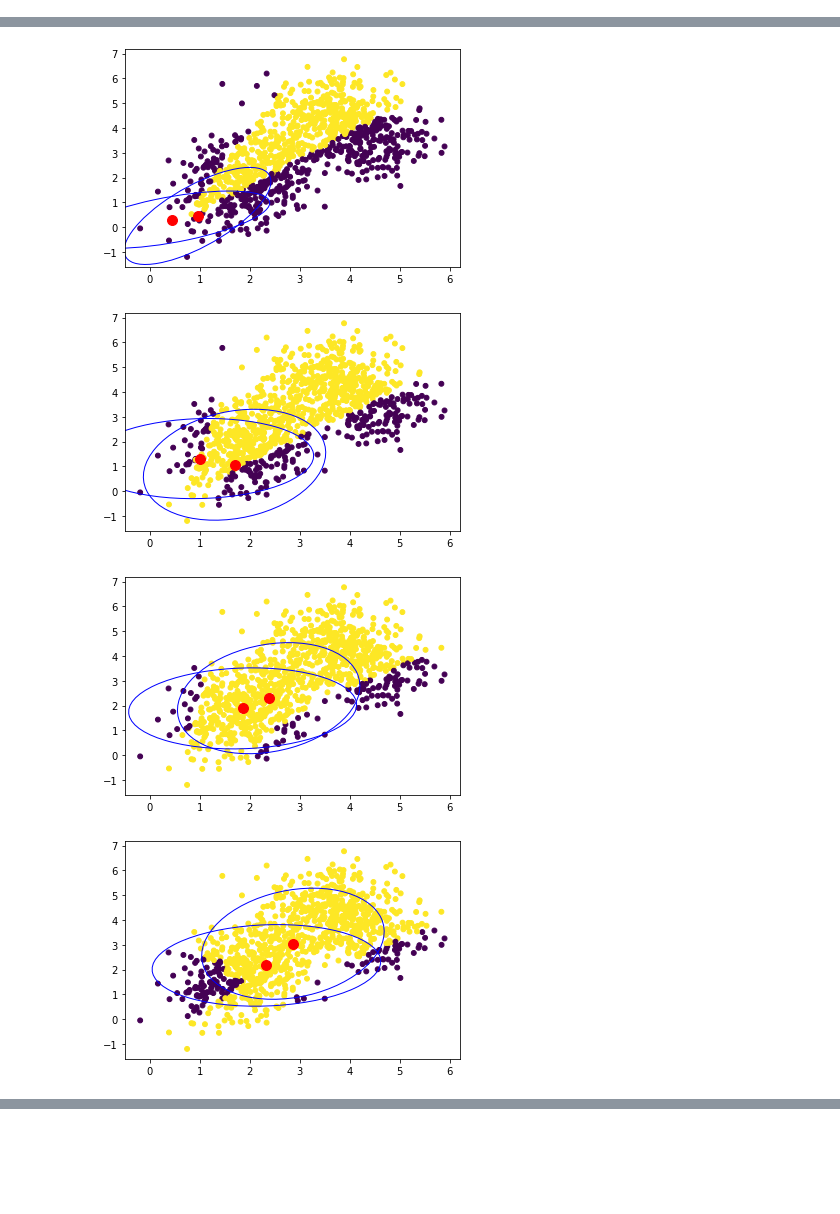
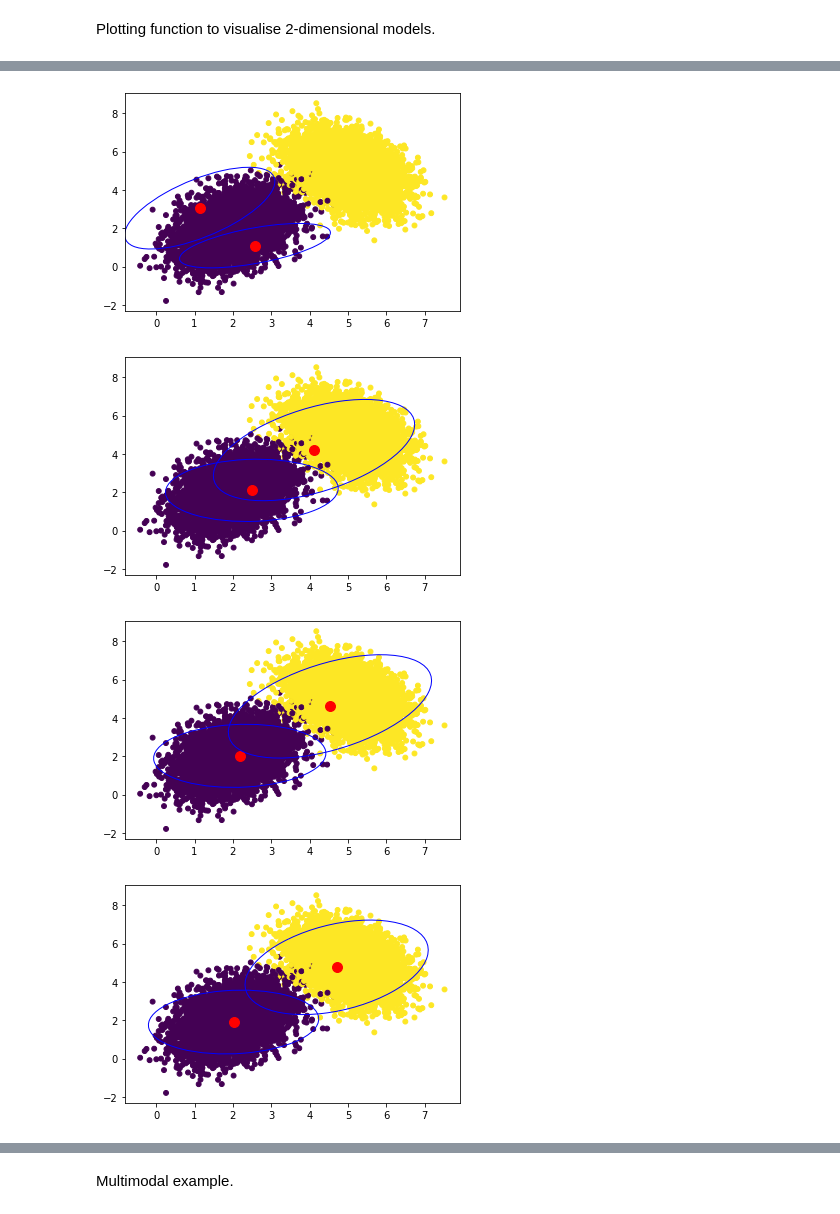
Before and after one commit to lorenzkuhn/advi, a Jupyter notebook: GaussianMixtureModel.ipynb, the cells around one changed output, grey strips where cells are left out. Saved outputs shown, nothing was run; the diff lists cells and outputs as text; code cells hidden in the pictures; blank space fills up the shorter version.

Commit message:
Update GMM
Changed to AutoDiagonal, added a three-modal example. Setup timing. Find a source for MCMC and NUTS

```diff
--- a/GaussianMixtureModel.ipynb
+++ b/GaussianMixtureModel.ipynb
@@ -90,6 +121,8 @@ BIMODAL = GaussianMixtureModel(K, D, LOCS, SCALES)
 # %%
-N = 1000
+N = 10000
 
-assert N > K, 'Dataset size N locst be greater'
+assert N > K, 'Dataset size N must be greater'
 
-DATA = BIMODAL.sample(N)
+data, assignments = BIMODAL.sample(N)
+
+data, assignments
@@ -123,8 +191,8 @@ def model(data):
 
     # Global variables
     weights = pyro.param('weights', torch.FloatTensor([1 / K]), constraint=constraints.unit_interval)
-    locs = pyro.param('locs', RANDOM_LOCS)
-    scales = pyro.param('scales', RANDOM_SCALES)
+    locs = pyro.param('locs', random_locs)
+    scales = pyro.param('scales', random_scales)
 
     with pyro.iarange('data', data.size(0)):
         # Local variables
@@ -159,15 +227,18 @@ def initialize(data):
     loss = svi.loss(model, full_guide, data)
 
     return loss, svi
+# %% [markdown]
+Plotting function to visualise 2-dimensional models.
 # %%
-def plot(data, locs=None, scales=None, colors='black', figname='fig.png'):
+def plot(data, locs=None, scales=None, color='black', figname='fig.png'):
+
     # Create figure
     fig = plt.figure()
 
     # Plot data
     x = data[:, 0]
     y = data[:, 1]
-    plt.scatter(x, y, 24, c=colors)
+    plt.scatter(x, y, 24, c=color)
 
     # Plot cluster centers
     if locs is not None:
@@ -191,19 +262,28 @@ def plot(data, locs=None, scales=None, colors='black', figname='fig.png'):
 
     # Save figure
     #fig.savefig(figname)
+# %%
+NUM_ITERS = 1000
 # %%
 pyro.enable_validation(True)
 pyro.set_rng_seed(101)
 
-global_guide = AutoDelta(poutine.block(model, expose=['weights', 'locs', 'scales']))
+global_guide = AutoDiagonalNormal(poutine.block(model, expose=['weights', 'locs', 'scales']))
+#global_guide = AutoDelta(poutine.block(model, expose=['weights', 'locs', 'scales']))
 global_guide = config_enumerate(global_guide, 'parallel')
-_, svi = initialize(DATA)
+_, svi = initialize(data)
 
-for i in range(301):
-    loss = svi.step(DATA)
-    print('[iteration %i]\t loss: %.4f' % (i + 1, loss / N))
+train_time = 0
 
-    if i % 50 == 0:
+for i in range(NUM_ITERS):
+
+    t0 = time.time()
+    loss = svi.step(data)
+    train_time += time.time() - t0
+
+    if i % 100 == 0:
+
+        print('[iteration %i]\t loss: %.4f' % (i + 1, loss / N))
 
         locs = pyro.param('locs')
         scales = pyro.param('scales')
@@ -211,6 +291,6 @@ for i in range(301):
         assignment_probs = pyro.param('assignment_probs')
 
         # Plot data and estimates
-        assignments = np.uint8(np.round(assignment_probs.data))
-        plot(DATA.detach().numpy(), locs.data, scales.data, assignments, figname='pyro_iteration{}.png'.format(i))
+        model_assignments = np.uint8(np.round(assignment_probs.data)) # not used
+        plot(data.detach().numpy(), locs.data, scales.data, assignments, figname='pyro_iteration{}.png'.format(i))
 # %% [output]
@@ -234,4 +307,4 @@ for i in range(301):
-[figure, old version]
+[figure, new version]
-[figure, old version]
+[figure, new version]
-[figure, old version]
+[figure, new version]
-[figure, old version]
+[figure, new version]
@@ -240,0 +317,2 @@ for i in range(301):
+# %% [markdown]
+Multimodal example.
```
Also changed, not shown: parts of 32 cells of this notebook.
